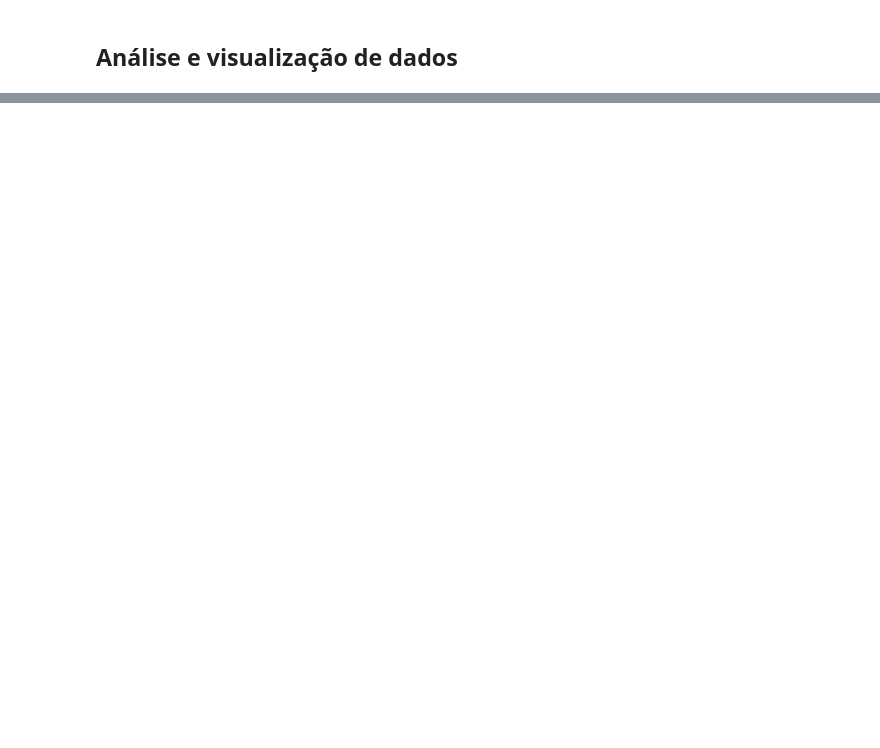
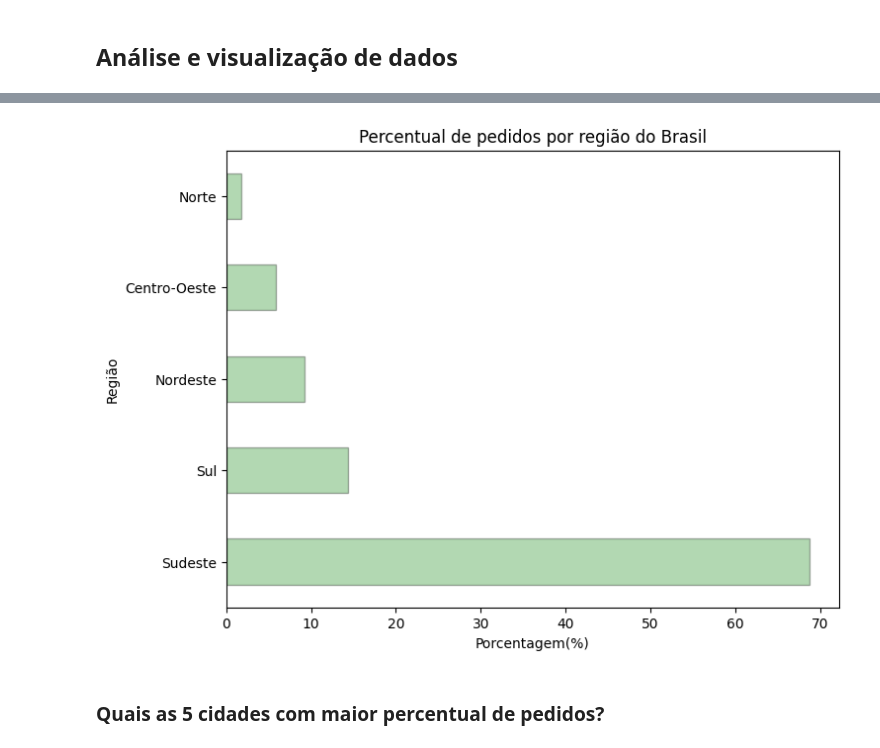
Before and after one commit to reprograma/on26-python-s14-analise-de-dados, a Jupyter notebook: exercicios/para-casa-CARLA/analiseOlist.ipynb, the cells around one changed output, grey strips where cells are left out. Drawn from its saved outputs; the diff is of its cells as text; code cells hidden in the pictures; blank space fills up the shorter version.

Commit message:
envio visualização de dados

```diff
--- a/exercicios/para-casa-CARLA/analiseOlist.ipynb
+++ b/exercicios/para-casa-CARLA/analiseOlist.ipynb
@@ -482,0 +489,5 @@ df_olist.to_csv('base_final_olist.csv', index=False)
+# %%
+# carregando a base final para análise
+
+df_olist = pd.read_csv('base_final_olist.csv')
+df_olist.head(3)
@@ -482,0 +538,5 @@ df_olist.to_csv('base_final_olist.csv', index=False)
+# %%
+# visualizando a contagem em porcentagem
+
+df_pedidos_regiao_perc = df_olist['customer_regiao'].value_counts(normalize=True)*100
+df_pedidos_regiao_perc
@@ -482,0 +551,14 @@ df_olist.to_csv('base_final_olist.csv', index=False)
+# %%
+plt.figure(figsize=(8, 6))
+
+df_pedidos_regiao_perc.plot.barh(color='g', ec = 'k', alpha = 0.3)
+
+plt.title('Percentual de pedidos por região do Brasil')
+plt.xlabel('Porcentagem(%)')
+plt.ylabel('Região')
+
+plt.show()
+# %% [output]
+[figure, added]
+# %% [markdown]
+### Quais as 5 cidades com maior percentual de pedidos?
```
Also changed, not shown: parts of 21 cells of this notebook, 1 other file.
